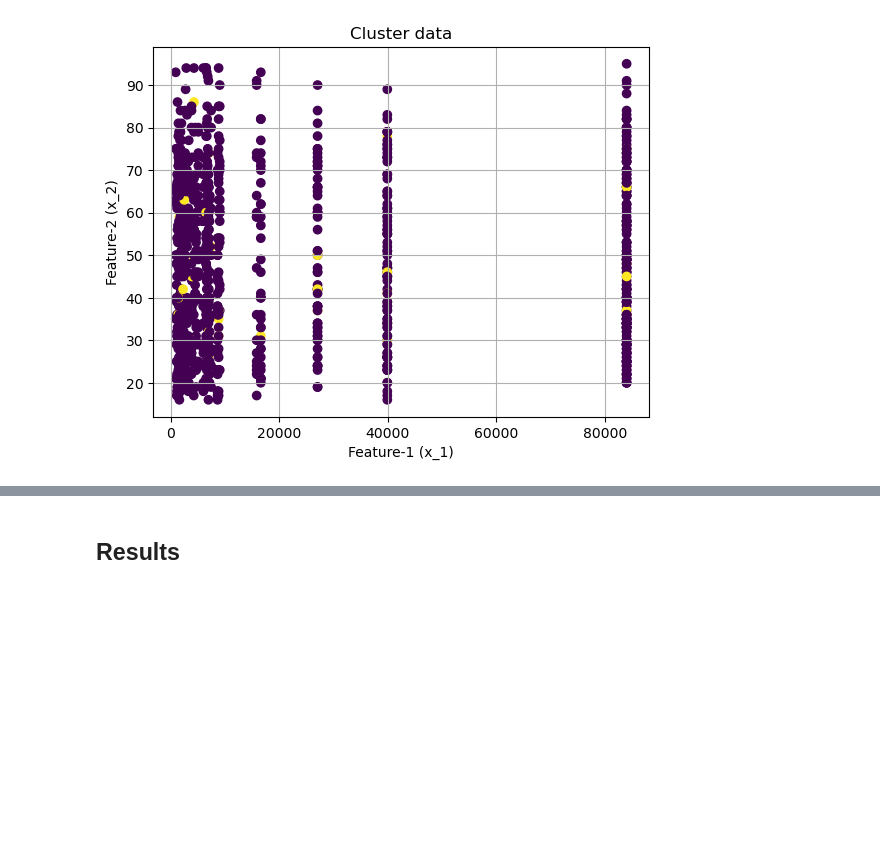
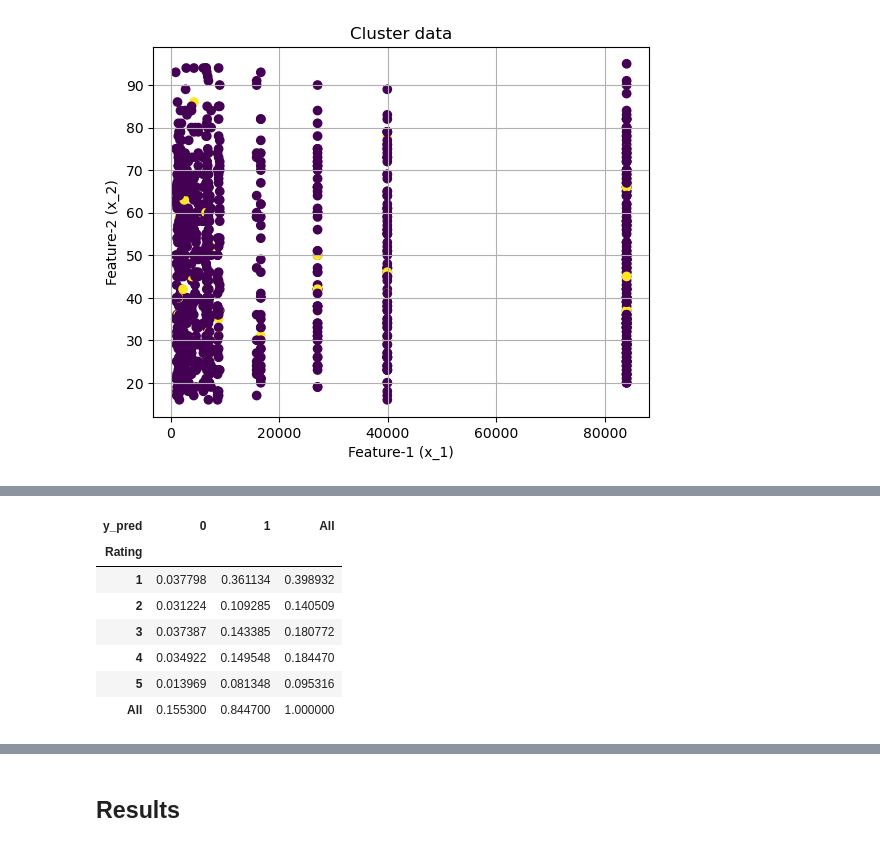
Before and after one commit to anly501/dsan-5000-project-jsweren1, a Jupyter notebook: dsan-website/5000-website/clustering/clustering.ipynb, the cells around one changed output, grey strips where cells are left out. Saved outputs shown, nothing was run; the diff lists cells and outputs as text; code cells hidden in the pictures; blank space fills up the shorter version.

```diff
--- a/dsan-website/5000-website/clustering/clustering.ipynb
+++ b/dsan-website/5000-website/clustering/clustering.ipynb
@@ -150,0 +262,11 @@ plot(X_short,opt_labels)
+# %%
+pd.crosstab(yelp['Rating'], yelp['y_pred'], normalize='all', margins=True)
+# %% [output]
+| y_pred | 0 | 1 | All |
+| Rating |  |  |  |
+| 1 | 0.037798 | 0.361134 | 0.398932 |
+| 2 | 0.031224 | 0.109285 | 0.140509 |
+| 3 | 0.037387 | 0.143385 | 0.180772 |
+| 4 | 0.034922 | 0.149548 | 0.184470 |
+| 5 | 0.013969 | 0.081348 | 0.095316 |
+| All | 0.155300 | 0.844700 | 1.000000 |
```
Also changed, not shown: parts of 13 cells of this notebook, 18 other files.
